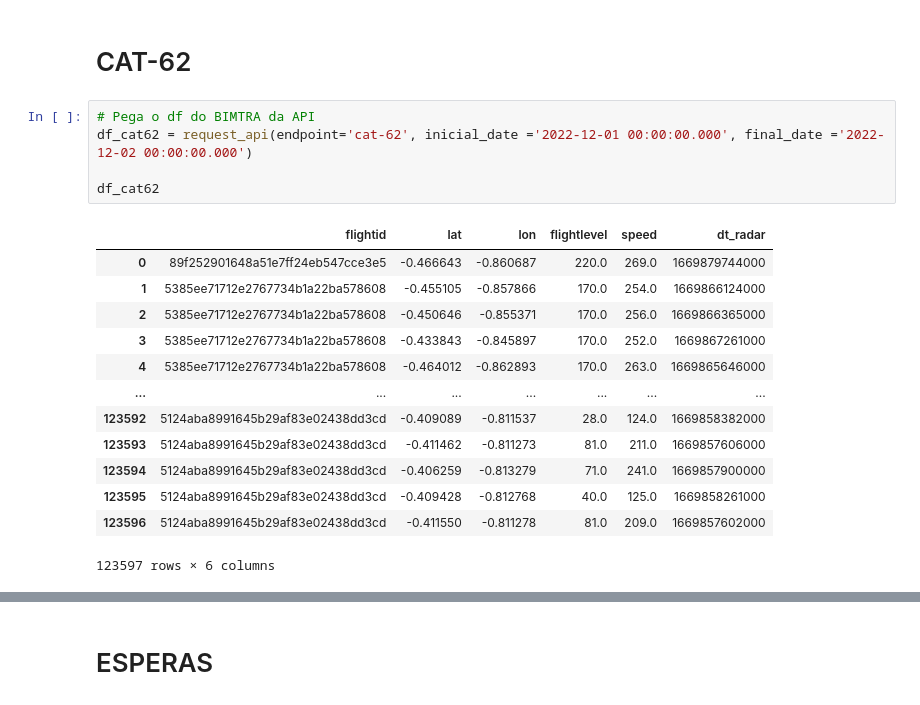
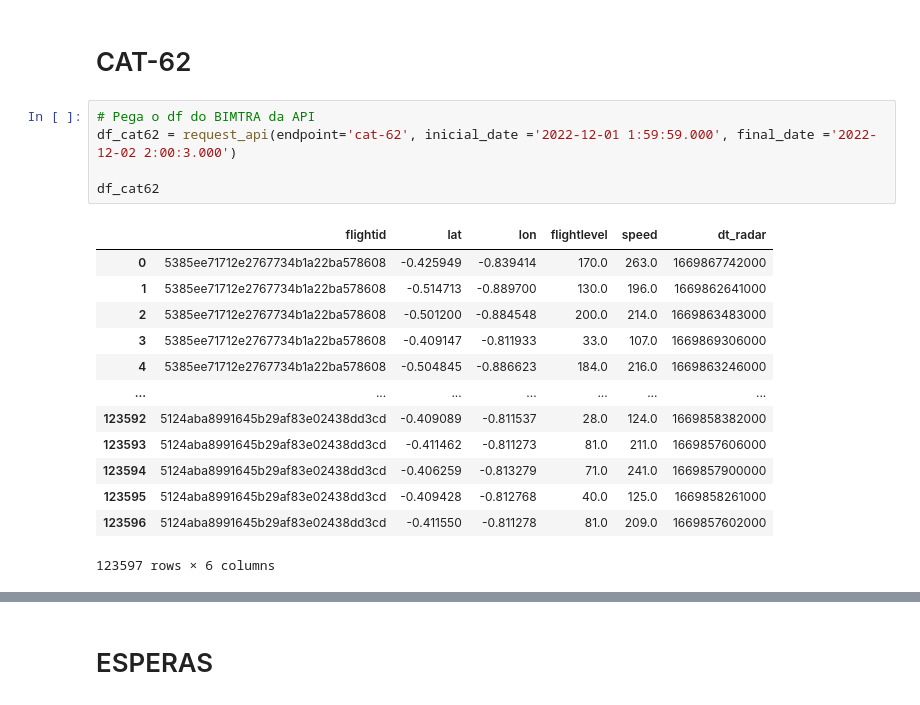
Before and after one commit to LucasRamosP/ITA_LATAM_Challenge, a Jupyter notebook: notebook.ipynb, the cells around one changed output, grey strips where cells are left out. Cells and saved outputs as stored; diff of their text form.

```diff
--- a/notebook.ipynb
+++ b/notebook.ipynb
@@ -185,16 +187,16 @@ df_bimtra_raw
 # CAT-62
 # %%
 # Pega o df do BIMTRA da API
-df_cat62 = request_api(endpoint='cat-62', inicial_date ='2022-12-01 00:00:00.000', final_date ='2022-12-02 00:00:00.000')
+df_cat62 = request_api(endpoint='cat-62', inicial_date ='2022-12-01 1:59:59.000', final_date ='2022-12-02 2:00:3.000')
 
 df_cat62
 # %% [output]
 |  | flightid | lat | lon | flightlevel | speed | dt_radar |
-| 0 | 89f252901648a51e7ff24eb547cce3e5 | -0.466643 | -0.860687 | 220.0 | 269.0 | 1669879744000 |
-| 1 | 5385ee71712e2767734b1a22ba578608 | -0.455105 | -0.857866 | 170.0 | 254.0 | 1669866124000 |
-| 2 | 5385ee71712e2767734b1a22ba578608 | -0.450646 | -0.855371 | 170.0 | 256.0 | 1669866365000 |
-| 3 | 5385ee71712e2767734b1a22ba578608 | -0.433843 | -0.845897 | 170.0 | 252.0 | 1669867261000 |
-| 4 | 5385ee71712e2767734b1a22ba578608 | -0.464012 | -0.862893 | 170.0 | 263.0 | 1669865646000 |
+| 0 | 5385ee71712e2767734b1a22ba578608 | -0.425949 | -0.839414 | 170.0 | 263.0 | 1669867742000 |
+| 1 | 5385ee71712e2767734b1a22ba578608 | -0.514713 | -0.889700 | 130.0 | 196.0 | 1669862641000 |
+| 2 | 5385ee71712e2767734b1a22ba578608 | -0.501200 | -0.884548 | 200.0 | 214.0 | 1669863483000 |
+| 3 | 5385ee71712e2767734b1a22ba578608 | -0.409147 | -0.811933 | 33.0 | 107.0 | 1669869306000 |
+| 4 | 5385ee71712e2767734b1a22ba578608 | -0.504845 | -0.886623 | 184.0 | 216.0 | 1669863246000 |
 | ... | ... | ... | ... | ... | ... | ... |
 | 123592 | 5124aba8991645b29af83e02438dd3cd | -0.409089 | -0.811537 | 28.0 | 124.0 | 1669858382000 |
 | 123593 | 5124aba8991645b29af83e02438dd3cd | -0.411462 | -0.811273 | 81.0 | 211.0 | 1669857606000 |
```
Also changed, not shown: parts of 3 cells of this notebook, 9 other files.
